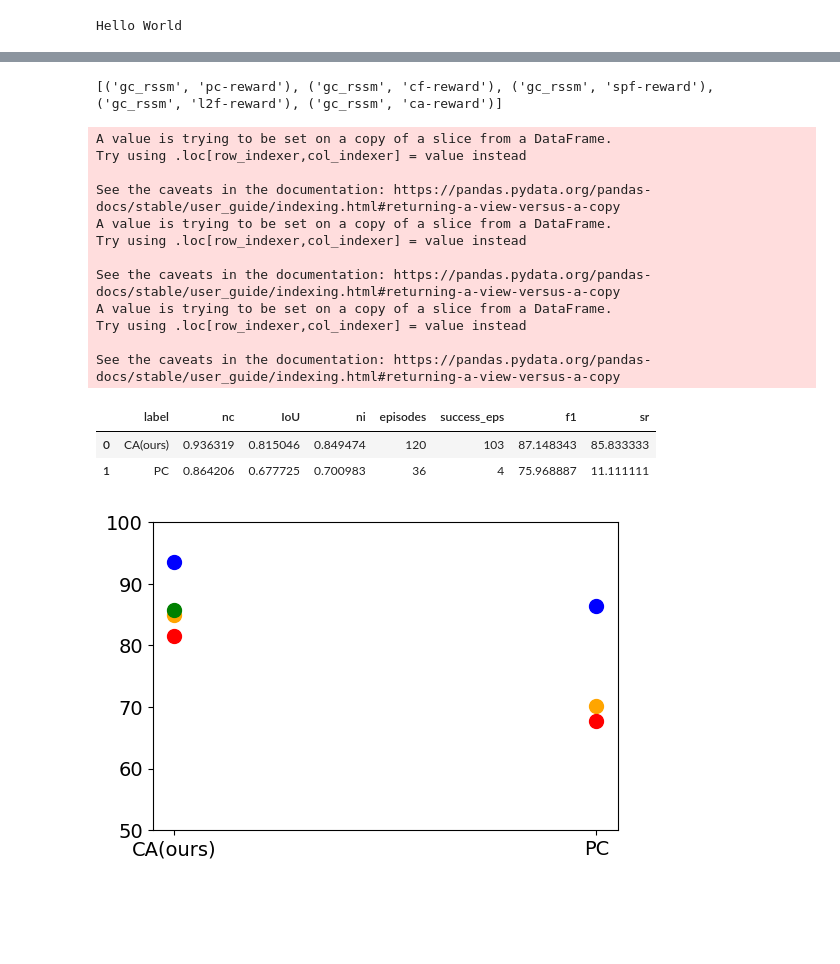
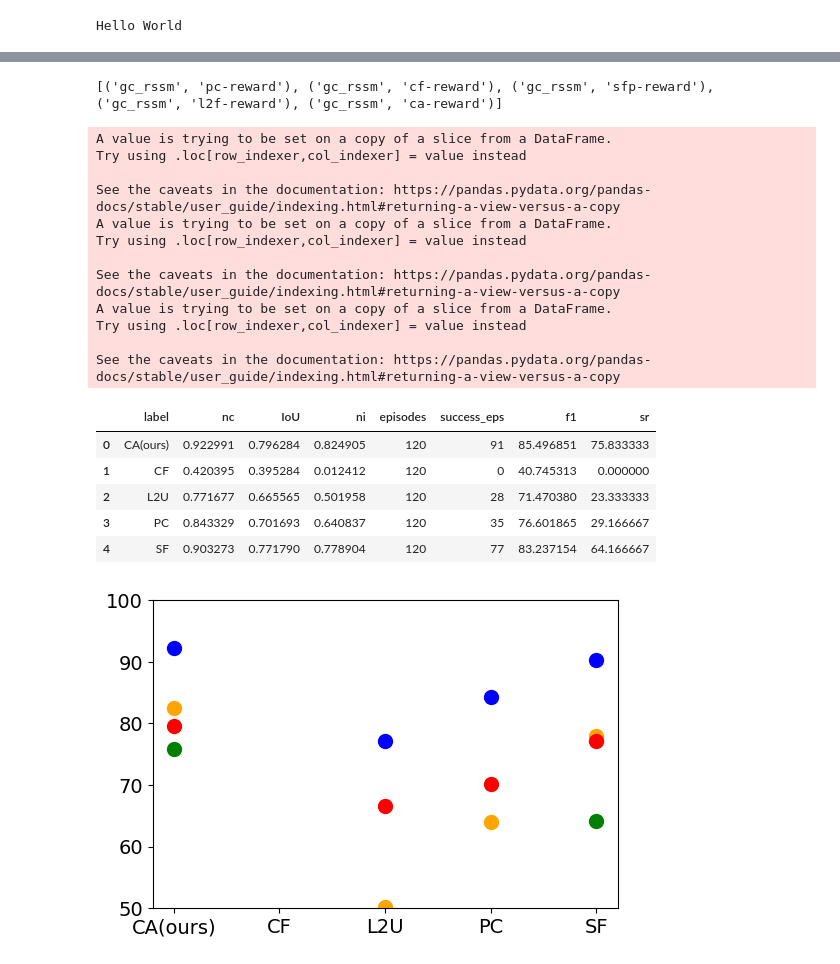
Before and after one commit to st-cortex-lab/LaGarNet, a Jupyter notebook: analysis/lagarnet.ipynb, the cells around one changed output, grey strips where cells are left out. Saved outputs shown, nothing was run; the diff lists cells and outputs as text; code cells hidden in the pictures; blank space fills up the shorter version.

```diff
--- a/analysis/lagarnet.ipynb
+++ b/analysis/lagarnet.ipynb
@@ -142,7 +198,7 @@ objects = [
     'mono-square-fabric'
 ]
 
-step=30
+step=21
 arenas = []
 arena_label = []
 
@@ -492,7 +547,7 @@ display(recon_df)
 agent_config2label = {
     ('gc_rssm', 'pc-reward'): 'PC',
     ('gc_rssm', 'cf-reward'): 'CF',
-    ('gc_rssm', 'spf-reward'): 'SFA',
+    ('gc_rssm', 'sfp-reward'): 'SF',
     ('gc_rssm', 'l2f-reward'): 'L2U',
     ('gc_rssm', 'ca-reward'): 'CA(ours)'
 }
@@ -572,17 +634,20 @@ plt.show()
-[('gc_rssm', 'pc-reward'), ('gc_rssm', 'cf-reward'), ('gc_rssm', 'spf-reward'), ('gc_rssm', 'l2f-reward'), ('gc_rssm', 'ca-reward')]
+[('gc_rssm', 'pc-reward'), ('gc_rssm', 'cf-reward'), ('gc_rssm', 'sfp-reward'), ('gc_rssm', 'l2f-reward'), ('gc_rssm', 'ca-reward')]
 A value is trying to be set on a copy of a slice from a DataFrame.
 Try using .loc[row_indexer,col_indexer] = value instead
 
 See the caveats in the documentation: https://pandas.pydata.org/pandas-docs/stable/user_guide/indexing.html#returning-a-view-versus-a-copy
 A value is trying to be set on a copy of a slice from a DataFrame.
 Try using .loc[row_indexer,col_indexer] = value instead
 
 See the caveats in the documentation: https://pandas.pydata.org/pandas-docs/stable/user_guide/indexing.html#returning-a-view-versus-a-copy
 A value is trying to be set on a copy of a slice from a DataFrame.
 Try using .loc[row_indexer,col_indexer] = value instead
 
 See the caveats in the documentation: https://pandas.pydata.org/pandas-docs/stable/user_guide/indexing.html#returning-a-view-versus-a-copy
 |  | label | nc | IoU | ni | episodes | success_eps | f1 | sr |
-| 0 | CA(ours) | 0.936319 | 0.815046 | 0.849474 | 120 | 103 | 87.148343 | 85.833333 |
-| 1 | PC | 0.864206 | 0.677725 | 0.700983 | 36 | 4 | 75.968887 | 11.111111 |
+| 0 | CA(ours) | 0.922991 | 0.796284 | 0.824905 | 120 | 91 | 85.496851 | 75.833333 |
+| 1 | CF | 0.420395 | 0.395284 | 0.012412 | 120 | 0 | 40.745313 | 0.000000 |
+| 2 | L2U | 0.771677 | 0.665565 | 0.501958 | 120 | 28 | 71.470380 | 23.333333 |
+| 3 | PC | 0.843329 | 0.701693 | 0.640837 | 120 | 35 | 76.601865 | 29.166667 |
+| 4 | SF | 0.903273 | 0.771790 | 0.778904 | 120 | 77 | 83.237154 | 64.166667 |
-[figure, old version]
+[figure, new version]
```
Also changed, not shown: parts of 5 cells of this notebook, 6 other files.
